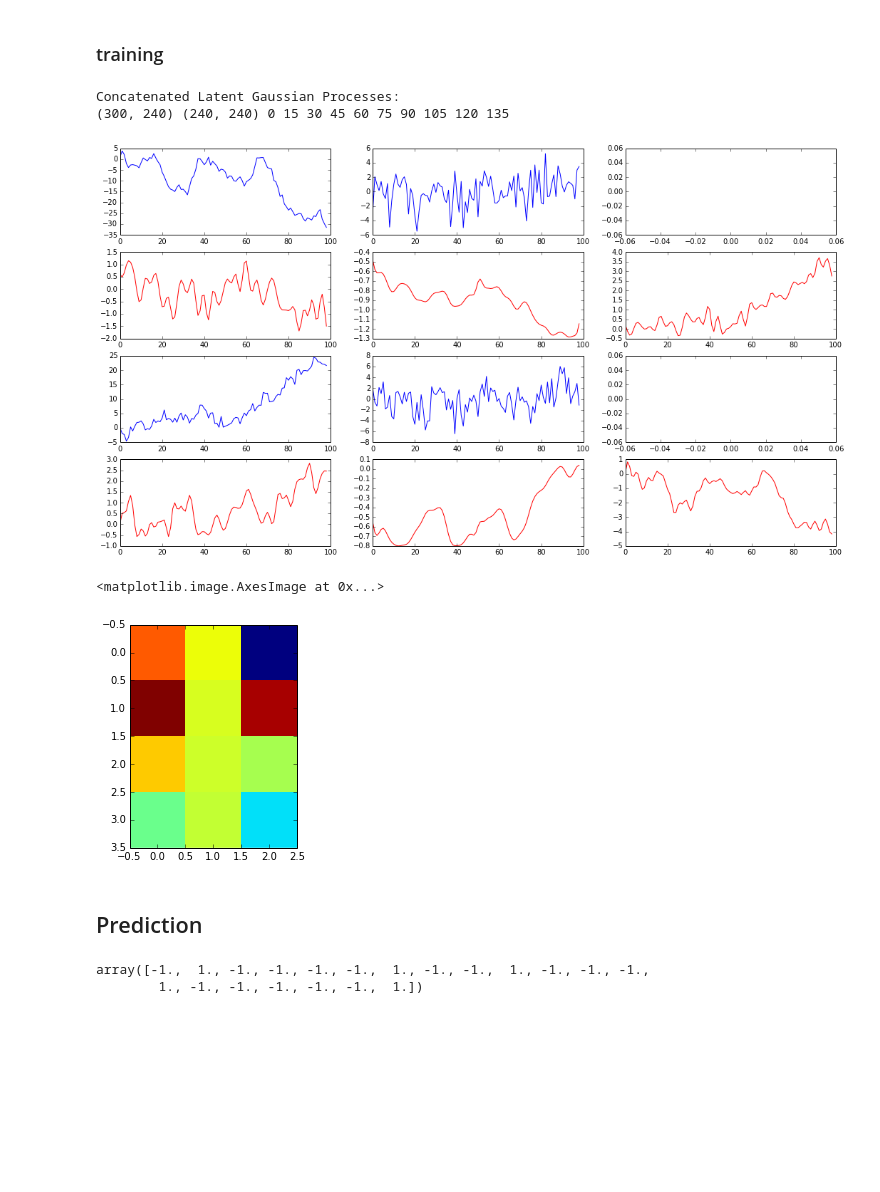
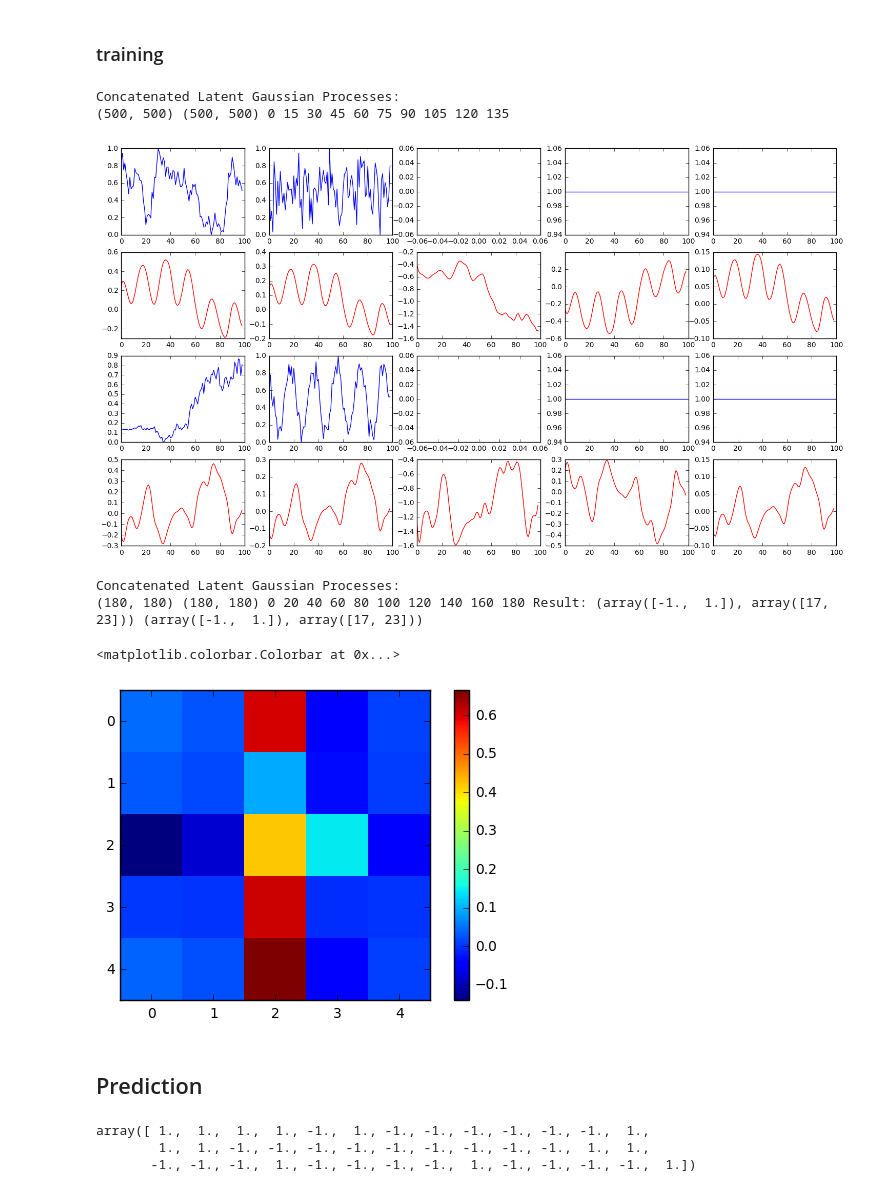
Before and after one commit to sudhNau/Baysian, a Jupyter notebook: Experiment-1 [toy data].ipynb, the cells around one changed output. Cells and saved outputs as stored; diff of their text form; code cells hidden in the pictures; blank space fills up the shorter version.

```diff
--- a/Experiment-1 [toy data].ipynb
+++ b/Experiment-1 [toy data].ipynb
@@ -17,13 +17,16 @@ import GPy
 import numpy as np
 from matplotlib import pyplot as plt
 %matplotlib inline
-kenrel = GPy.kern.Linear(1,variances=0.001) * GPy.kern.Brownian(1,variance=3) + GPy.kern.Matern52(1,variance=2,lengthscale=3)
+kenrel = GPy.kern.Linear(1,variances=3)  * GPy.kern.Brownian(1,variance=2)
 print kenrel
 N = 100
-S =50
-P = 2
-C = 4
-N = 100
+S =100
+P = 3
+C = 5
 s2 = 1
 x = np.linspace(0,N-1,N)
+kenrel = GPy.kern.Linear(1,variances=3) * GPy.kern.Brownian(1,variance=3) + GPy.kern.Matern52(1,variance=2,lengthscale=3)
+Matern1 = GPy.kern.PeriodicMatern32(1,lengthscale=3,variance=2)
+Cosine1 = GPy.kern.Cosine(1,lengthscale=3,variance=2)
+gaussian = GPy.kern.ExpQuad(1,lengthscale=3,variance=2)
 # %% [output]
@@ -116,8 +154,9 @@ plt.hist(L_test)
 # %% [markdown]
 ### training
 # %%
+#uBar = latents
 myModel = LOM.LOM(Y=Y_train,L=L_train,N=N,C=C,S=L_train.shape[0])
-myModel.fit(n=int(N*0.8),iters=150,P=3)
+myModel.fit(n=int(N),iters=150,P=5)
 plt.show()
 fig,axes = plt.subplots(nrows=2*2,ncols=myModel.P,figsize=(18,10))
 for s in range(2):
@@ -126,8 +165,8 @@ for s in range(2):
             axes[2*s+0,p].plot(uBar[s,p*N:p*N+N-1].T)
         else:
             axes[2*s+0,p].plot(np.ones(N).T)
-        axes[2*s+1,p].plot(myModel.uExpBar[s,p*N:p*N+N-1].T,c='r')
+        axes[2*s+1,p].plot(myModel.uExpBar[s+3,p*N:p*N+N-1].T,c='r')
 # %% [output]
 Concatenated Latent Gaussian Processes:
-(300, 240) (240, 240) 0 15 30 45 60 75 90 105 120 135
+(500, 500) (500, 500) 0 15 30 45 60 75 90 105 120 135
-[figure, old version]
+[figure, new version]
@@ -134,8 +182,21 @@ Concatenated Latent Gaussian Processes:
+# %%
+import pickle
+YBar = pickle.load(open("YBar.data","rb"))
+L = pickle.load(open("Labels.data","rb"))
+Y_train, Y_test, L_train, L_test = train_test_split(YBar, L, test_size=0.4, random_state=0)
+myModel = LOM.LOM(Y=Y_train,L=L_train,N=N,C=C,S=L_train.shape[0])
+myModel.fit(n=int(60*1),iters=200,P=3)
+predictions,Expresults, _ = myModel.predict(Y_test)
+print "Result:",np.unique(predictions,return_counts=True),np.unique(L_test,return_counts=True)
+# %% [output]
+Concatenated Latent Gaussian Processes:
+(180, 180) (180, 180) 0 20 40 60 80 100 120 140 160 180 Result: (array([-1.,  1.]), array([17, 23])) (array([-1.,  1.]), array([17, 23]))
 # %%
 plt.imshow(myModel.phiHatExp,interpolation='None')
+plt.colorbar()
 # %% [output]
-<matplotlib.image.AxesImage at 0x...>
+<matplotlib.colorbar.Colorbar at 0x...>
-[figure, old version]
+[figure, new version]
 # %% [markdown]
 ## Prediction
 # %%
@@ -143,8 +204,9 @@ results,Expresults, _ = myModel.predict(Y_test)
 # %%
 results
 # %% [output]
-array([-1.,  1., -1., -1., -1., -1.,  1., -1., -1.,  1., -1., -1., -1.,
-        1., -1., -1., -1., -1., -1.,  1.])
+array([ 1.,  1.,  1.,  1., -1.,  1., -1., -1., -1., -1., -1., -1.,  1.,
+        1.,  1., -1., -1., -1., -1., -1., -1., -1., -1., -1.,  1.,  1.,
+       -1., -1., -1.,  1., -1., -1., -1., -1.,  1., -1., -1., -1., -1.,  1.])
 # %%
 L_test
 # %% [output]
```
Also changed, not shown: parts of 23 cells of this notebook, 4 other files.
